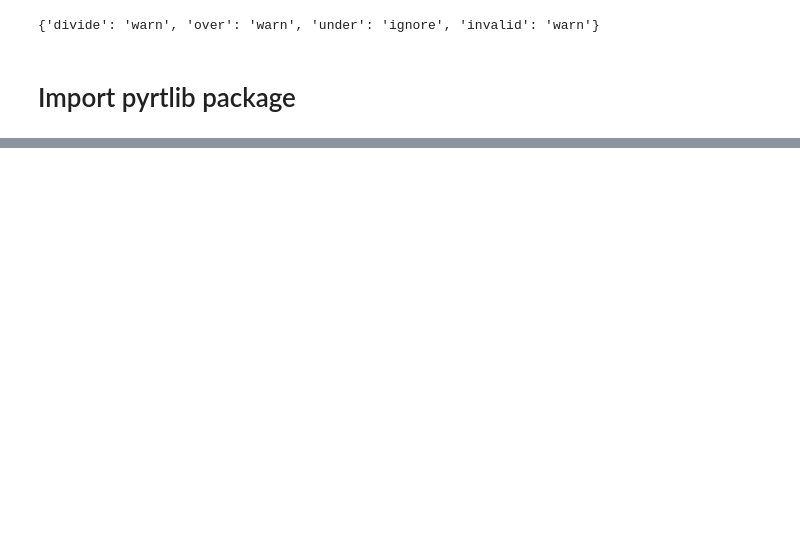
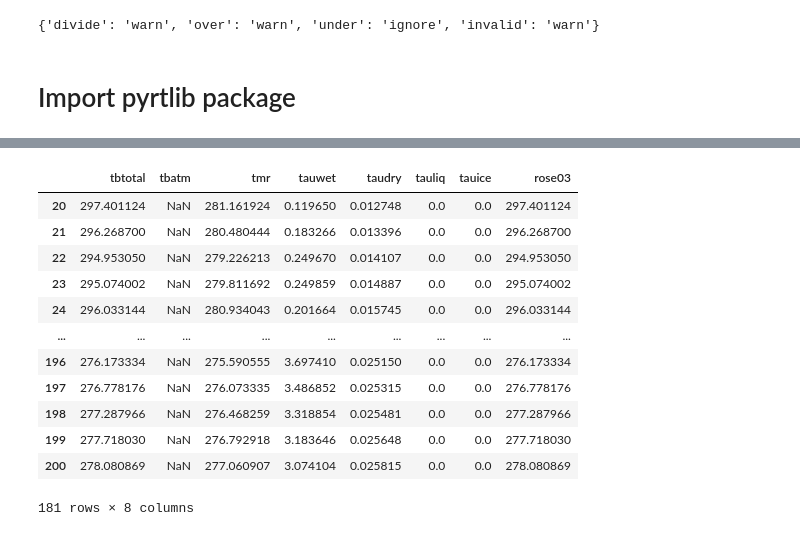
Before and after one commit to SatCloP/pyrtlib, a Jupyter notebook: docs/examples/example1.ipynb, the cells around one changed output, grey strips where cells are left out. Cells and saved outputs as stored; diff of their text form; code cells hidden in the pictures; blank space fills up the shorter version.

```diff
--- a/docs/examples/example1.ipynb
+++ b/docs/examples/example1.ipynb
@@ -69,0 +73,16 @@ df
+# %%
+df
+# %% [output]
+|  | tbtotal | tbatm | tmr | tauwet | taudry | tauliq | tauice | rose03 |
+| 20 | 297.401124 | NaN | 281.161924 | 0.119650 | 0.012748 | 0.0 | 0.0 | 297.401124 |
+| 21 | 296.268700 | NaN | 280.480444 | 0.183266 | 0.013396 | 0.0 | 0.0 | 296.268700 |
+| 22 | 294.953050 | NaN | 279.226213 | 0.249670 | 0.014107 | 0.0 | 0.0 | 294.953050 |
+| 23 | 295.074002 | NaN | 279.811692 | 0.249859 | 0.014887 | 0.0 | 0.0 | 295.074002 |
+| 24 | 296.033144 | NaN | 280.934043 | 0.201664 | 0.015745 | 0.0 | 0.0 | 296.033144 |
+| ... | ... | ... | ... | ... | ... | ... | ... | ... |
+| 196 | 276.173334 | NaN | 275.590555 | 3.697410 | 0.025150 | 0.0 | 0.0 | 276.173334 |
+| 197 | 276.778176 | NaN | 276.073335 | 3.486852 | 0.025315 | 0.0 | 0.0 | 276.778176 |
+| 198 | 277.287966 | NaN | 276.468259 | 3.318854 | 0.025481 | 0.0 | 0.0 | 277.287966 |
+| 199 | 277.718030 | NaN | 276.792918 | 3.183646 | 0.025648 | 0.0 | 0.0 | 277.718030 |
+| 200 | 278.080869 | NaN | 277.060907 | 3.074104 | 0.025815 | 0.0 | 0.0 | 278.080869 |
+181 rows × 8 columns
```
Also changed, not shown: parts of 6 cells of this notebook, 2 other files.
